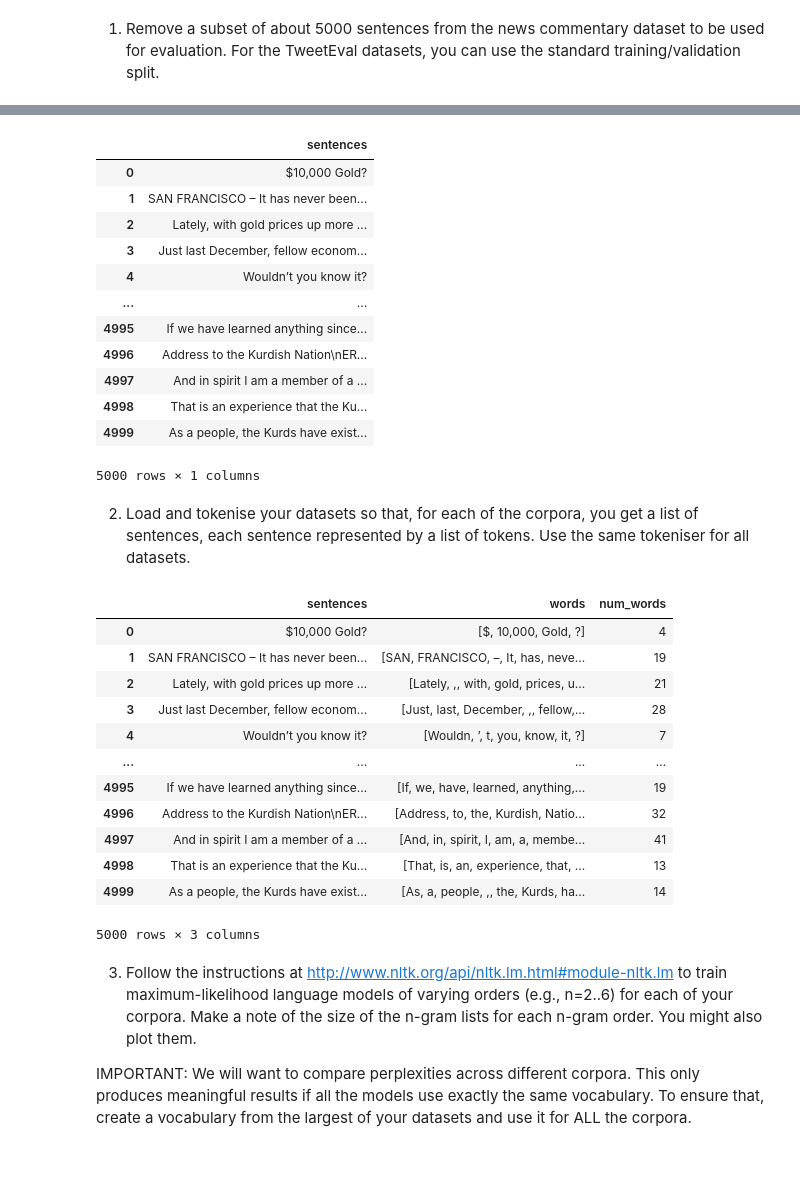
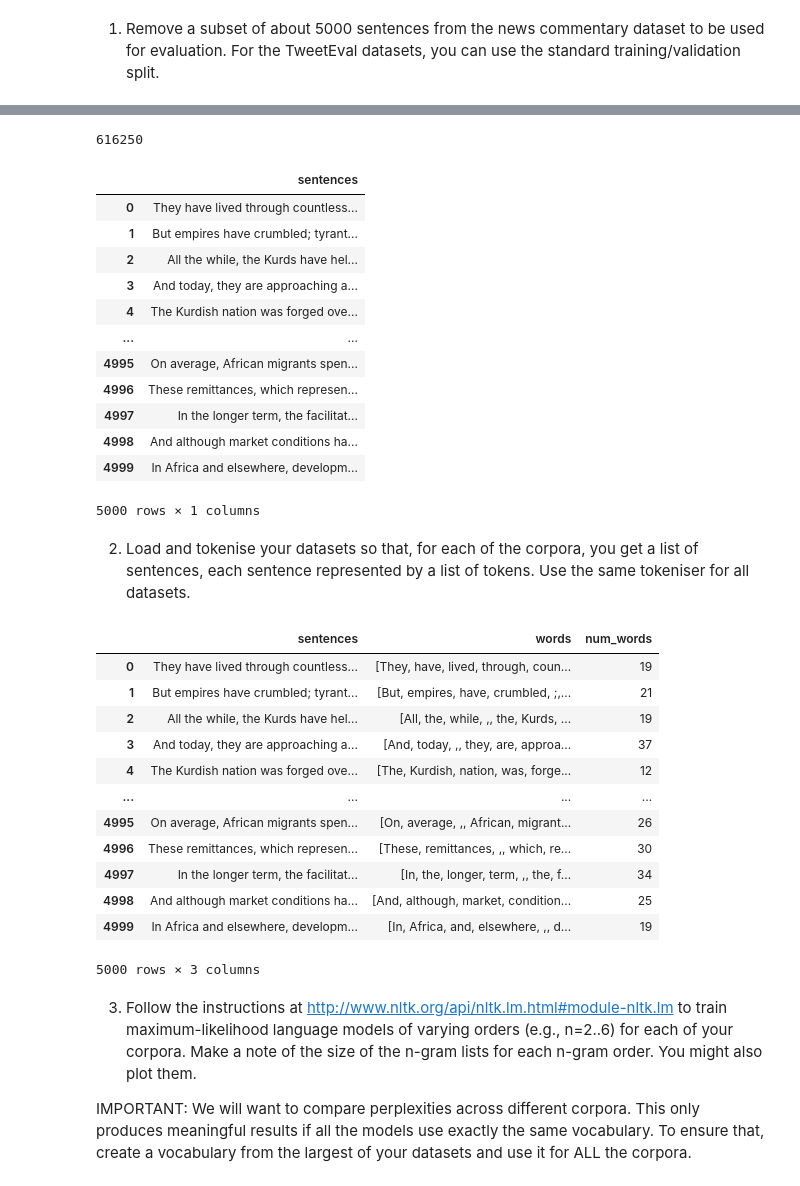
Before and after one commit to MarkusSibbesen/fyp2021p04g11, a Jupyter notebook: exercises.ipynb, the cells around one changed output, grey strips where cells are left out. Drawn from its saved outputs; the diff is of its cells as text; code cells hidden in the pictures.

```diff
--- a/exercises.ipynb
+++ b/exercises.ipynb
@@ -137,24 +151,28 @@ CellOutputSizeError: Cell output is too big.
 # %%
 news_commentary = nltk.sent_tokenize(news_commentary)
+# %%
+len(news_commentary)
+# %% [output]
+616250
 # %%
-d = {'sentences': news_commentary[0:5000]}
+d = {'sentences': news_commentary[5000:10000]}
+e = {'evaluation': news_commentary[:5000]}
 
-news_commentary[0:5000]
 pd_news5k = pd.DataFrame(d)
 pd_news5k
 # %% [output]
 |  | sentences |
-| 0 | $10,000 Gold? |
-| 1 | SAN FRANCISCO – It has never been... |
-| 2 | Lately, with gold prices up more ... |
-| 3 | Just last December, fellow econom... |
-| 4 | Wouldn’t you know it? |
+| 0 | They have lived through countless... |
+| 1 | But empires have crumbled; tyrant... |
+| 2 | All the while, the Kurds have hel... |
+| 3 | And today, they are approaching a... |
+| 4 | The Kurdish nation was forged ove... |
 | ... | ... |
-| 4995 | If we have learned anything since... |
-| 4996 | Address to the Kurdish Nation\nER... |
-| 4997 | And in spirit I am a member of a ... |
-| 4998 | That is an experience that the Ku... |
-| 4999 | As a people, the Kurds have exist... |
+| 4995 | On average, African migrants spen... |
+| 4996 | These remittances, which represen... |
+| 4997 | In the longer term, the facilitat... |
+| 4998 | And although market conditions ha... |
+| 4999 | In Africa and elsewhere, developm... |
 5000 rows × 1 columns
 # %% [markdown]
 2. Load and tokenise your datasets so that, for each of the corpora, you get a
@@ -169,17 +187,17 @@ pd_news5k['num_words'] = pd_news5k['words'].apply(amount_words)
 pd_news5k
 # %% [output]
 |  | sentences | words | num_words |
-| 0 | $10,000 Gold? | [$, 10,000, Gold, ?] | 4 |
-| 1 | SAN FRANCISCO – It has never been... | [SAN, FRANCISCO, –, It, has, neve... | 19 |
-| 2 | Lately, with gold prices up more ... | [Lately, ,, with, gold, prices, u... | 21 |
-| 3 | Just last December, fellow econom... | [Just, last, December, ,, fellow,... | 28 |
-| 4 | Wouldn’t you know it? | [Wouldn, ’, t, you, know, it, ?] | 7 |
+| 0 | They have lived through countless... | [They, have, lived, through, coun... | 19 |
+| 1 | But empires have crumbled; tyrant... | [But, empires, have, crumbled, ;,... | 21 |
+| 2 | All the while, the Kurds have hel... | [All, the, while, ,, the, Kurds, ... | 19 |
+| 3 | And today, they are approaching a... | [And, today, ,, they, are, approa... | 37 |
+| 4 | The Kurdish nation was forged ove... | [The, Kurdish, nation, was, forge... | 12 |
 | ... | ... | ... | ... |
-| 4995 | If we have learned anything since... | [If, we, have, learned, anything,... | 19 |
-| 4996 | Address to the Kurdish Nation\nER... | [Address, to, the, Kurdish, Natio... | 32 |
-| 4997 | And in spirit I am a member of a ... | [And, in, spirit, I, am, a, membe... | 41 |
-| 4998 | That is an experience that the Ku... | [That, is, an, experience, that, ... | 13 |
-| 4999 | As a people, the Kurds have exist... | [As, a, people, ,, the, Kurds, ha... | 14 |
+| 4995 | On average, African migrants spen... | [On, average, ,, African, migrant... | 26 |
+| 4996 | These remittances, which represen... | [These, remittances, ,, which, re... | 30 |
+| 4997 | In the longer term, the facilitat... | [In, the, longer, term, ,, the, f... | 34 |
+| 4998 | And although market conditions ha... | [And, although, market, condition... | 25 |
+| 4999 | In Africa and elsewhere, developm... | [In, Africa, and, elsewhere, ,, d... | 19 |
 5000 rows × 3 columns
 # %% [markdown]
 3. Follow the instructions at
```
Also changed, not shown: parts of 12 cells of this notebook, 7 other files.
